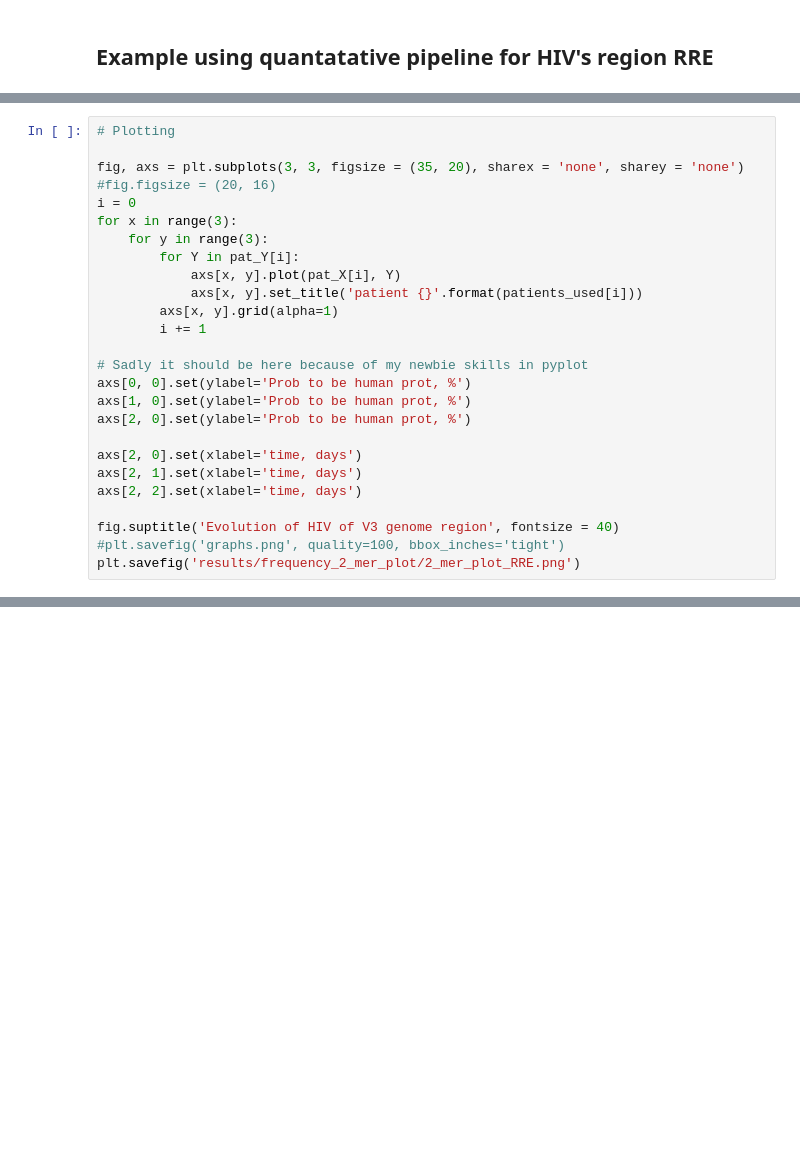
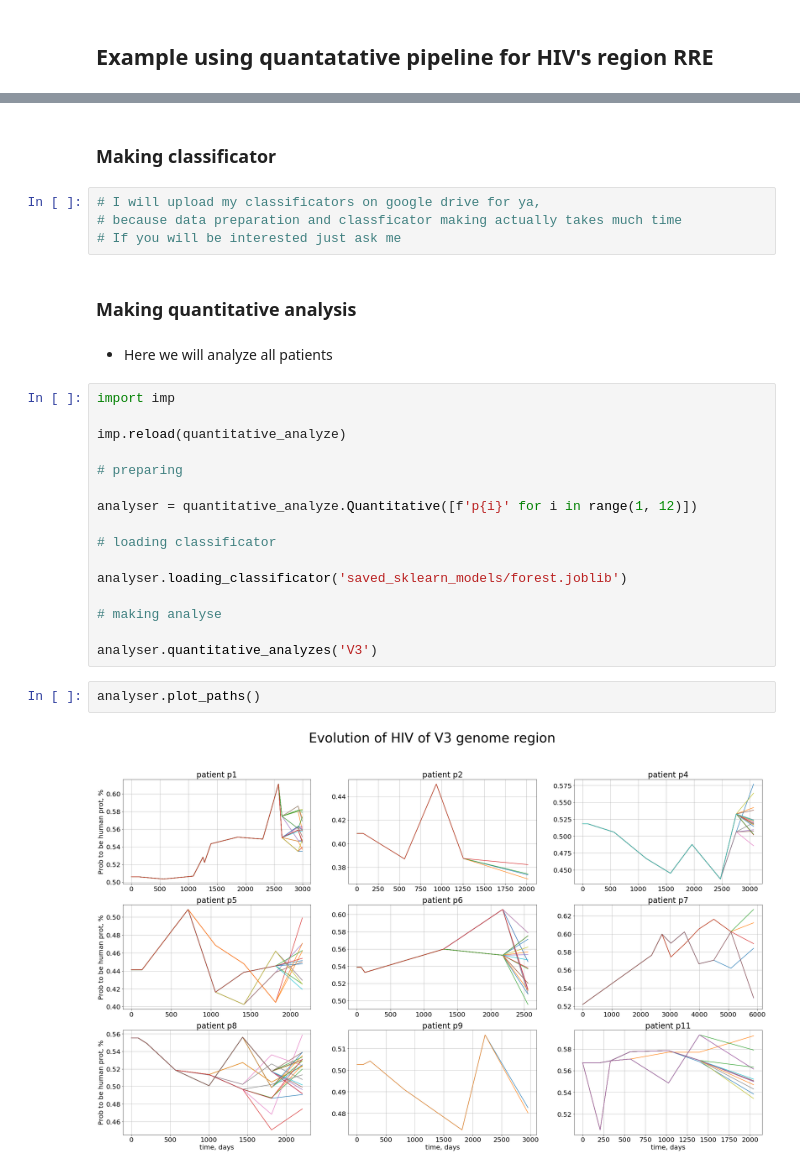
Before and after one commit to tsvvas/hiv_project, a Jupyter notebook: Example_classification.ipynb, the cells around one changed output, grey strips where cells are left out. Drawn from its saved outputs; the diff is of its cells as text; blank space fills up the shorter version.

```diff
--- a/Example_classification.ipynb
+++ b/Example_classification.ipynb
@@ -159,26 +32,0 @@ plt.rcParams['font.size'] = 20
-# %%
-# Plotting
-
-fig, axs = plt.subplots(3, 3, figsize = (35, 20), sharex = 'none', sharey = 'none')
-#fig.figsize = (20, 16)
-i = 0
-for x in range(3):
-    for y in range(3):
-        for Y in pat_Y[i]:
-            axs[x, y].plot(pat_X[i], Y)
-            axs[x, y].set_title('patient {}'.format(patients_used[i]))
-        axs[x, y].grid(alpha=1)
-        i += 1
-
-# Sadly it should be here because of my newbie skills in pyplot
-axs[0, 0].set(ylabel='Prob to be human prot, %')
-axs[1, 0].set(ylabel='Prob to be human prot, %')
-axs[2, 0].set(ylabel='Prob to be human prot, %')
-
-axs[2, 0].set(xlabel='time, days')
-axs[2, 1].set(xlabel='time, days')
-axs[2, 2].set(xlabel='time, days')
-
-fig.suptitle('Evolution of HIV of V3 genome region', fontsize = 40)
-#plt.savefig('graphs.png', quality=100, bbox_inches='tight')
-plt.savefig('results/frequency_2_mer_plot/2_mer_plot_RRE.png')
@@ -186,0 +145,30 @@ plt.savefig('results/frequency_2_mer_plot/2_mer_plot_RRE.png')
+# %% [markdown]
+### Making classificator
+# %%
+# I will upload my classificators on google drive for ya,
+# because data preparation and classficator making actually takes much time
+# If you will be interested just ask me
+# %% [markdown]
+### Making quantitative analysis
+# %% [markdown]
+* Here we will analyze all patients
+# %%
+import imp
+
+imp.reload(quantitative_analyze)
+
+# preparing
+
+analyser = quantitative_analyze.Quantitative([f'p{i}' for i in range(1, 12)])
+
+# loading classificator
+
+analyser.loading_classificator('saved_sklearn_models/forest.joblib')
+
+# making analyse
+
+analyser.quantitative_analyzes('V3')
+# %%
+analyser.plot_paths()
+# %% [output]
+[figure, added]
```
Also changed, not shown: parts of 26 cells of this notebook, 5 other files.
